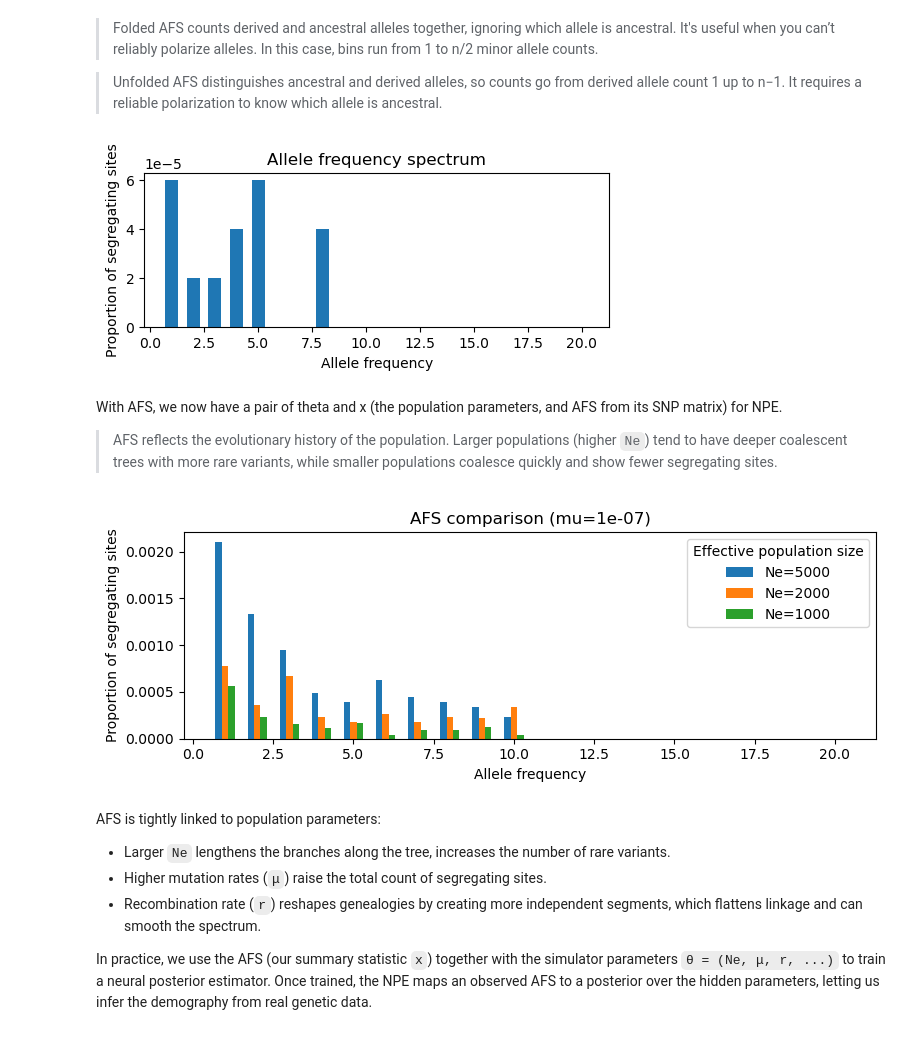
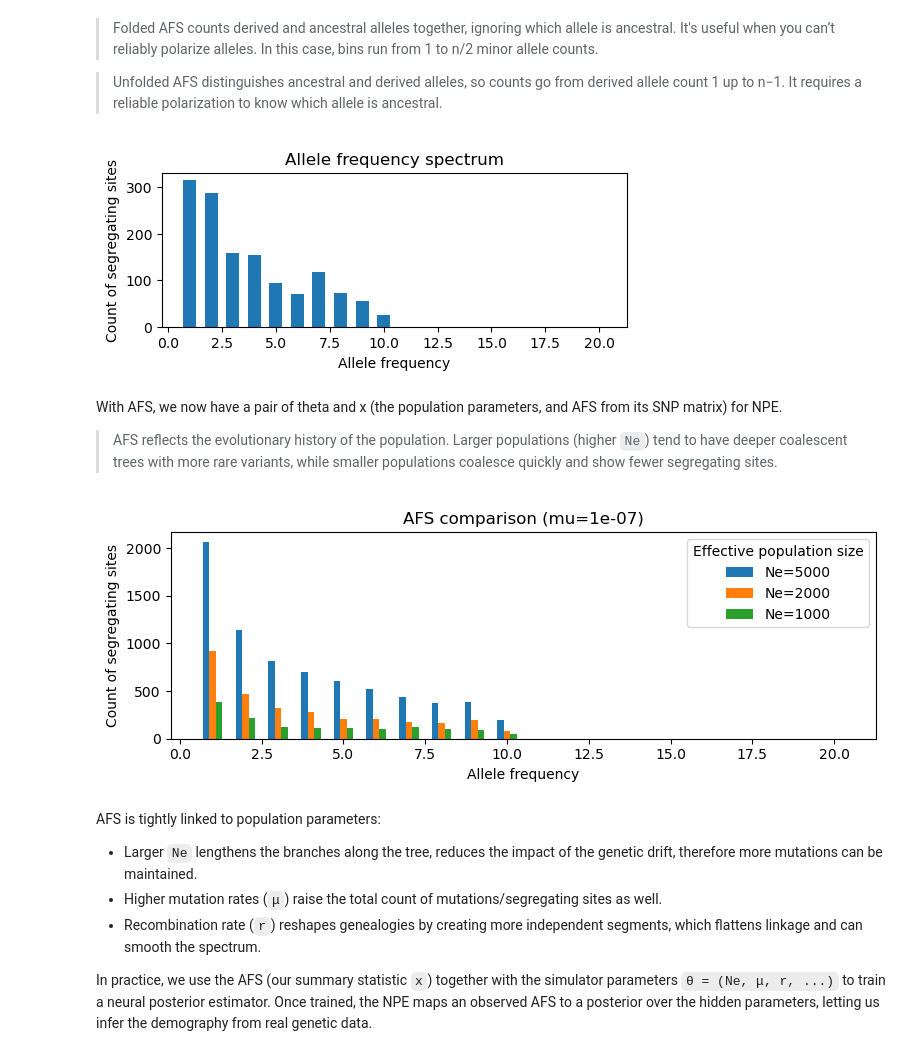
Before and after one commit to ningyuxin1999/SBI-workshop-Legend2025, a Jupyter notebook: notebooks/2_data_simulation_msprime.ipynb, the cells around one changed output. Cells and saved outputs as stored; diff of their text form; code cells hidden in the pictures.

```diff
--- a/notebooks/2_data_simulation_msprime.ipynb
+++ b/notebooks/2_data_simulation_msprime.ipynb
@@ -103,22 +103,26 @@ AFS counts how many mutations appear in exactly k haploids. We can use the `tski
 > Unfolded AFS distinguishes ancestral and derived alleles, so counts go from derived allele count 1 up to n−1. It requires a reliable polarization to know which allele is ancestral.
 # %%
 # Compute and plot the folded AFS
-afs = ts.allele_frequency_spectrum(polarised=False) # set polarised=True for unfolded AFS
+afs = ts.allele_frequency_spectrum(polarised=False, span_normalise=False) # set polarised=True for unfolded AFS
 freqs = np.arange(1, len(afs))
 
 plt.figure(figsize=(6, 2))
 plt.bar(freqs, afs[1:], width=0.6)
 plt.xlabel('Allele frequency')
-plt.ylabel('Proportion of segregating sites')
+plt.ylabel('Count of segregating sites')
 plt.title('Allele frequency spectrum')
 plt.show()
 # %% [output]
-[figure, old version]
+[figure, new version]
 # %% [markdown]
 With AFS, we now have a pair of theta and x (the population parameters, and AFS from its SNP matrix) for NPE.
 
 > AFS reflects the evolutionary history of the population. Larger populations (higher `Ne`) tend to have deeper coalescent trees with more rare variants, while smaller populations coalesce quickly and show fewer segregating sites.
 # %%
+sequence_length = 1000000  # bp
+recombination_rate = 1e-7
+# recombination_rate = 0 # uncomment to see no recombination effect
+
 ne_values = [5000, 2000, 1000]  # try other values to see how the spectrum shifts
 
 plt.figure(figsize=(8, 3))
@@ -132,7 +136,7 @@ for idx, ne_val in enumerate(ne_values):
                                 demography=demography)
 
     ts = msprime.sim_mutations(ts_anc, rate=mutation_rate)
-    afs = ts.allele_frequency_spectrum()
+    afs = ts.allele_frequency_spectrum(span_normalise=False)  # normalize to sum to 1
     freqs = np.arange(1, len(afs))
 
     bar_width = 0.6 / len(ne_values)
@@ -140,17 +144,17 @@ for idx, ne_val in enumerate(ne_values):
     plt.bar(freqs + offset, afs[1:], width=bar_width, label=f'Ne={ne_val}')
 
 plt.xlabel('Allele frequency')
-plt.ylabel('Proportion of segregating sites')
+plt.ylabel('Count of segregating sites')
 plt.title(f'AFS comparison (mu={mutation_rate})')
 plt.legend(title='Effective population size')
 plt.tight_layout()
 plt.show()
 # %% [output]
-[figure, old version]
+[figure, new version]
 # %% [markdown]
 AFS is tightly linked to population parameters:
-- Larger `Ne` lengthens the branches along the tree, increases the number of rare variants.
-- Higher mutation rates (`μ`) raise the total count of segregating sites.
+- Larger `Ne` lengthens the branches along the tree, reduces the impact of the genetic drift, therefore more mutations can be maintained.
+- Higher mutation rates (`μ`) raise the total count of mutations/segregating sites as well.
 - Recombination rate (`r`) reshapes genealogies by creating more independent segments, which flattens linkage and can smooth the spectrum.
 
 In practice, we use the AFS (our summary statistic `x`) together with the simulator parameters `θ = (Ne, μ, r, ...)` to train a neural posterior estimator. Once trained, the NPE maps an observed AFS to a posterior over the hidden parameters, letting us infer the demography from real genetic data.
```
Also changed, not shown: 1 other file.
